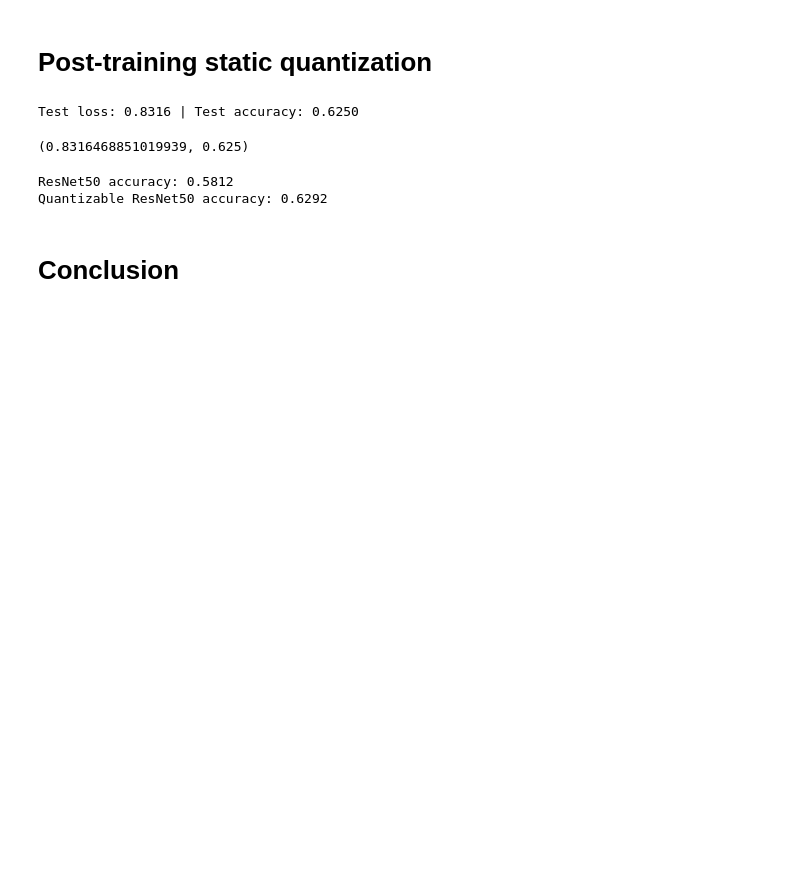
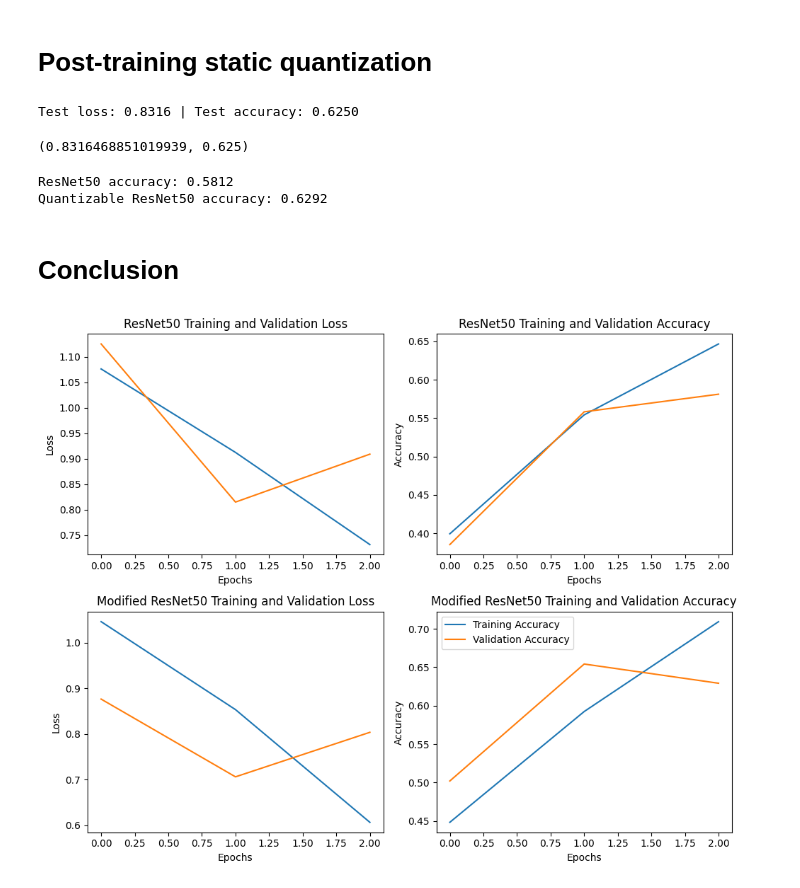
Before and after one commit to hiimkhang/dog_breed_classification, a Jupyter notebook: main.ipynb, the cells around one changed output. Cells and saved outputs as stored; diff of their text form; code cells hidden in the pictures; blank space fills up the shorter version.

```diff
--- a/main.ipynb
+++ b/main.ipynb
@@ -621,3 +621,40 @@ ResNet50 accuracy: 0.5812
 Quantizable ResNet50 accuracy: 0.6292
 # %% [markdown]
 # **Conclusion**
+# %%
+import matplotlib.pyplot as plt
+%matplotlib inline
+
+import pandas as pd
+
+resnet50_result_df = pd.DataFrame(resnet50_result)
+resnet50_quantizable_result_df = pd.DataFrame(resnet50_quantizable_result)
+
+# Plot and label the training and validation loss values
+fig, axs = plt.subplots(2, 2, figsize=(10, 8), gridspec_kw={'height_ratios': [2, 2]})
+axs[0, 0].plot(resnet50_result_df['Train loss'], label='Training Loss')
+axs[0, 0].plot(resnet50_result_df['Test loss'], label='Validation Loss')
+axs[0, 0].set(xlabel='Epochs', ylabel='Loss')
+axs[0, 0].set_title('ResNet50 Training and Validation Loss')
+
+axs[0, 1].plot(resnet50_result_df['Train accuracy'], label='Training Accuracy')
+axs[0, 1].plot(resnet50_result_df['Test accuracy'], label='Validation Accuracy')
+axs[0, 1].set(xlabel='Epochs', ylabel='Accuracy')
+axs[0, 1].set_title('ResNet50 Training and Validation Accuracy')
+
+axs[1, 0].plot(resnet50_quantizable_result_df['Train loss'], label='Training Loss')
+axs[1, 0].plot(resnet50_quantizable_result_df['Test loss'], label='Validation Loss')
+axs[1, 0].set(xlabel='Epochs', ylabel='Loss')
+axs[1, 0].set_title('Modified ResNet50 Training and Validation Loss')
+
+axs[1, 1].plot(resnet50_quantizable_result_df['Train accuracy'], label='Training Accuracy')
+axs[1, 1].plot(resnet50_quantizable_result_df['Test accuracy'], label='Validation Accuracy')
+axs[1, 1].set(xlabel='Epochs', ylabel='Accuracy')
+axs[1, 1].set_title('Modified ResNet50 Training and Validation Accuracy')
+
+# Display the plot
+plt.tight_layout()
+plt.legend(loc='best')
+plt.show()
+# %% [output]
+[figure, added]
```
